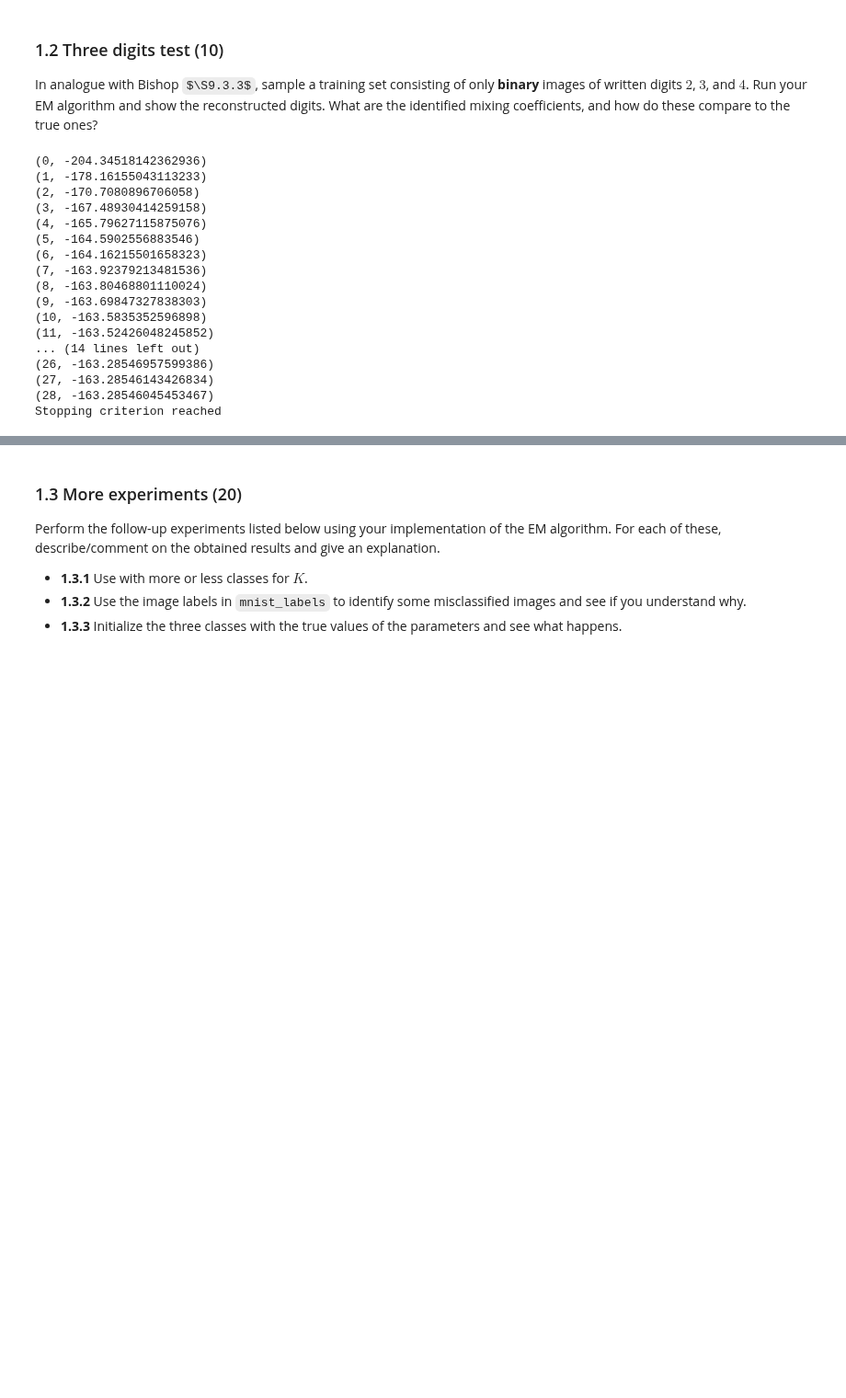
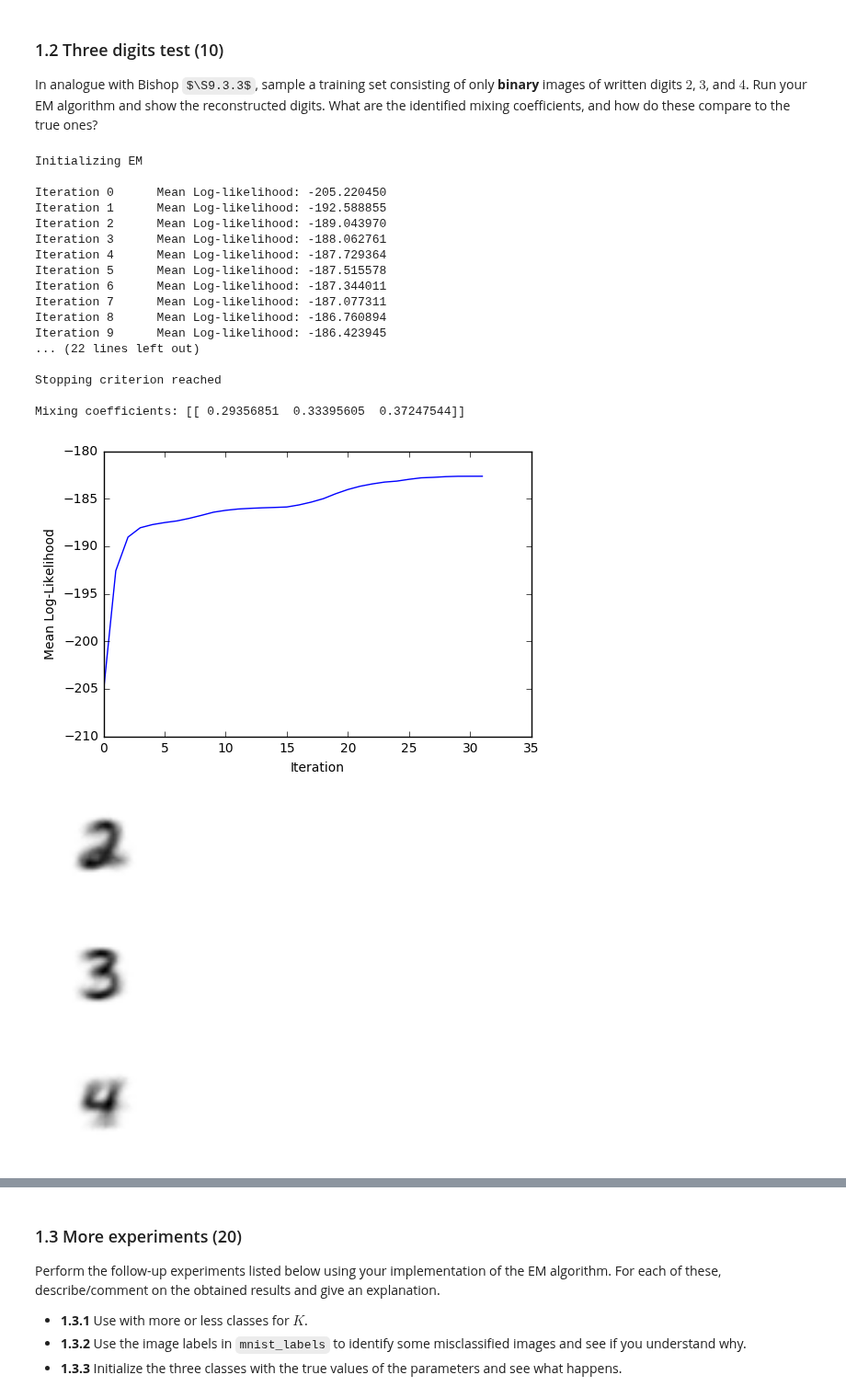
Before and after one commit to danakianfar/machine_learning_2_labs, a Jupyter notebook: lab3/Lab3.ipynb, the cells around one changed output, grey strips where cells are left out. Shown at 92% size. Saved outputs shown, nothing was run; the diff lists cells and outputs as text; code cells hidden in the pictures; some formulas as TeX source; blank space fills up the shorter version.

Commit message:
EM logging + plot

```diff
--- a/lab3/Lab3.ipynb
+++ b/lab3/Lab3.ipynb
@@ -181,32 +147,40 @@ def EM2(X, K=10, max_iter=50, Z=None):
 ### 1.2 Three digits test (10)
 In analogue with Bishop $\S9.3.3$, sample a training set consisting of only __binary__ images of written digits $2$, $3$, and $4$. Run your EM algorithm and show the reconstructed digits. What are the identified mixing coefficients, and how do these compare to the true ones?
 # %%
-labels = [2,3,4]
+classes = [2,3,4]
+samples_per_class = 1000
 indices = []
-N_samples_per_K = 1000
-for label in labels:
+
+for class_label in classes:
     # Sample images from the given class
-    indices += list(np.random.choice(np.where(mnist_labels == label)[0], N_samples_per_K))
+    indices += list(np.random.choice(np.where(mnist_labels == class_label)[0], samples_per_class))
+
+data = bin_mnist_images[indices]
+true_labels = mnist_labels[indices]
 # %%
-data = bin_mnist_images[indices]
-K = 10
+K = 3
+mu, gamma, pi, ll = EM(data,  K = K, max_iter = 100, plot = True, true_labels = true_labels)
 
-mu, gamma, pi, ll = EM2 (data,  K=K, max_iter=50)
+viz_reconstruction(mu, K)
 # %% [output]
-(0, -204.34518142362936)
-(1, -178.16155043113233)
-(2, -170.7080896706058)
-(3, -167.48930414259158)
-(4, -165.79627115875076)
-(5, -164.5902556883546)
-(6, -164.16215501658323)
-(7, -163.92379213481536)
-(8, -163.80468801110024)
-(9, -163.69847327838303)
-(10, -163.5835352596898)
-(11, -163.52426048245852)
-... (14 lines left out)
-(26, -163.28546957599386)
-(27, -163.28546143426834)
-(28, -163.28546045453467)
+Initializing EM
+
+Iteration 0      Mean Log-likelihood: -205.220450
+Iteration 1      Mean Log-likelihood: -192.588855
+Iteration 2      Mean Log-likelihood: -189.043970
+Iteration 3      Mean Log-likelihood: -188.062761
+Iteration 4      Mean Log-likelihood: -187.729364
+Iteration 5      Mean Log-likelihood: -187.515578
+Iteration 6      Mean Log-likelihood: -187.344011
+Iteration 7      Mean Log-likelihood: -187.077311
+Iteration 8      Mean Log-likelihood: -186.760894
+Iteration 9      Mean Log-likelihood: -186.423945
+... (22 lines left out)
+
 Stopping criterion reached
+
+Mixing coefficients: [[ 0.29356851  0.33395605  0.37247544]]
+[figure, added]
+[figure, added]
+[figure, added]
+[figure, added]
```
Also changed, not shown: parts of 4 cells of this notebook.
